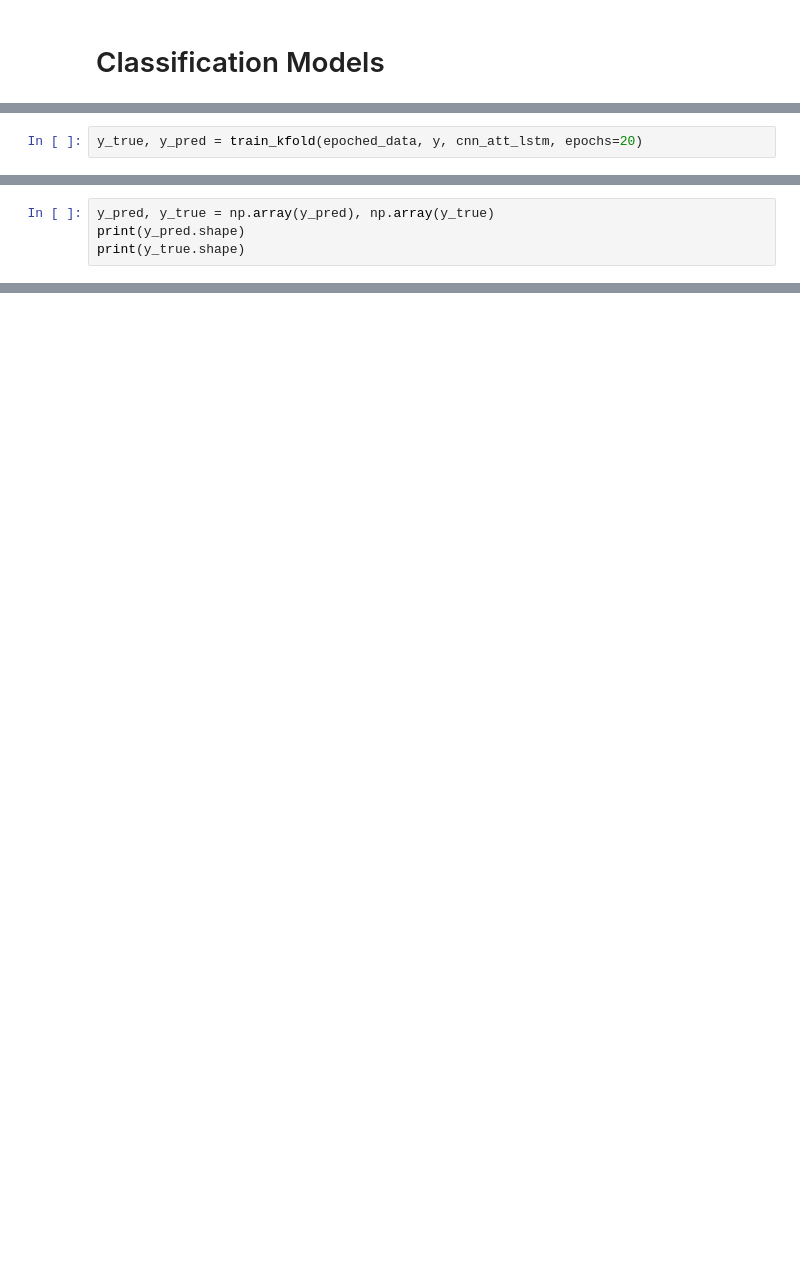
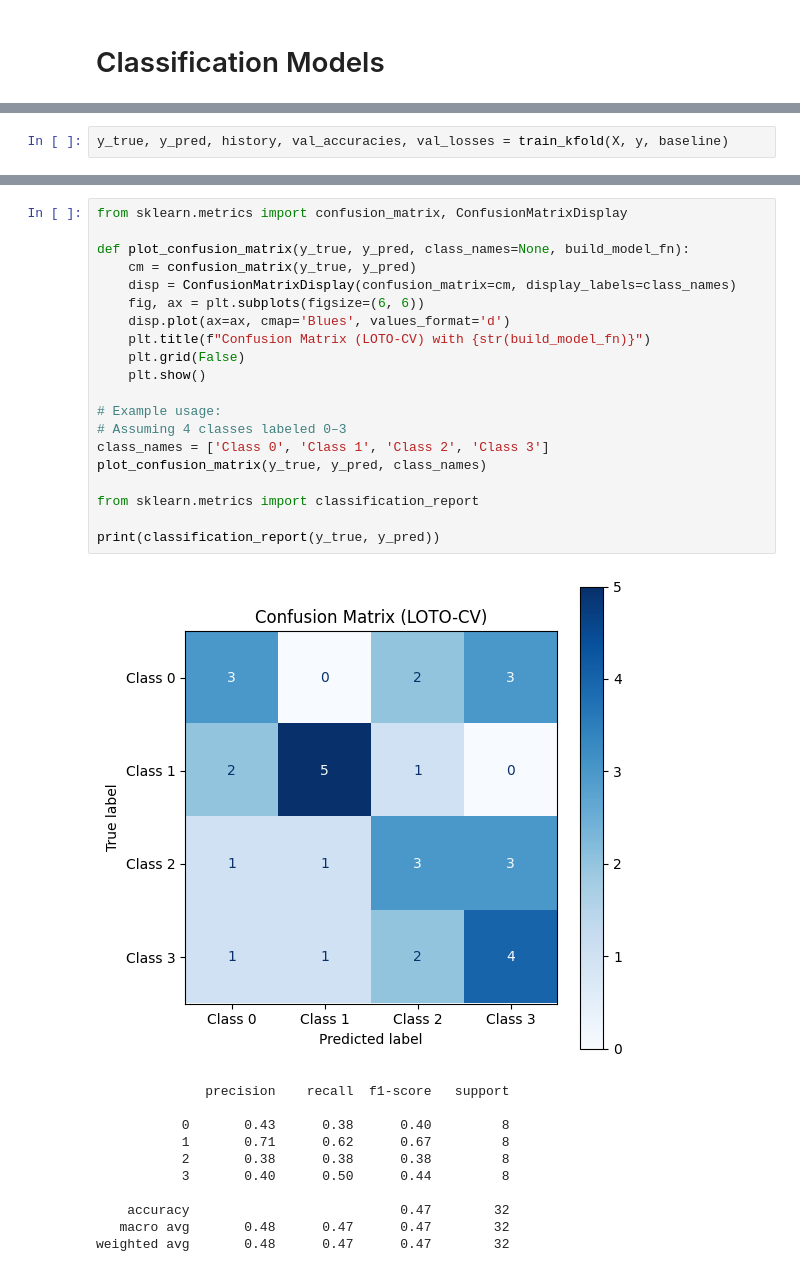
Before and after one commit to Jagoda222/DL_assignment2, a Jupyter notebook: DL_MEG_A2.ipynb, the cells around one changed output, grey strips where cells are left out. Cells and saved outputs as stored; diff of their text form; blank space fills up the shorter version.

```diff
--- a/DL_MEG_A2.ipynb
+++ b/DL_MEG_A2.ipynb
@@ -350,3 +470,3 @@ def train_kfold(data, labels, build_model_fn, n_splits=10, epochs=50, batch_size
 # %%
-y_true, y_pred = train_kfold(epoched_data, y, cnn_att_lstm, epochs=20)
+y_true, y_pred, history, val_accuracies, val_losses = train_kfold(X, y, baseline)
 # %% [output]
@@ -364,4 +489,0 @@ KeyboardInterrupt:
-# %%
-y_pred, y_true = np.array(y_pred), np.array(y_true)
-print(y_pred.shape)
-print(y_true.shape)
@@ -579,0 +490,32 @@ class MultiviewAttention:
+# %%
+from sklearn.metrics import confusion_matrix, ConfusionMatrixDisplay
+
+def plot_confusion_matrix(y_true, y_pred, class_names=None, build_model_fn):
+    cm = confusion_matrix(y_true, y_pred)
+    disp = ConfusionMatrixDisplay(confusion_matrix=cm, display_labels=class_names)
+    fig, ax = plt.subplots(figsize=(6, 6))
+    disp.plot(ax=ax, cmap='Blues', values_format='d')
+    plt.title(f"Confusion Matrix (LOTO-CV) with {str(build_model_fn)}")
+    plt.grid(False)
+    plt.show()
+
+# Example usage:
+# Assuming 4 classes labeled 0–3
+class_names = ['Class 0', 'Class 1', 'Class 2', 'Class 3']
+plot_confusion_matrix(y_true, y_pred, class_names)
+
+from sklearn.metrics import classification_report
+
+print(classification_report(y_true, y_pred))
+# %% [output]
+[figure, added]
+              precision    recall  f1-score   support
+
+           0       0.43      0.38      0.40         8
+           1       0.71      0.62      0.67         8
+           2       0.38      0.38      0.38         8
+           3       0.40      0.50      0.44         8
+
+    accuracy                           0.47        32
+   macro avg       0.48      0.47      0.47        32
+weighted avg       0.48      0.47      0.47        32
```
Also changed, not shown: parts of 49 cells of this notebook.
